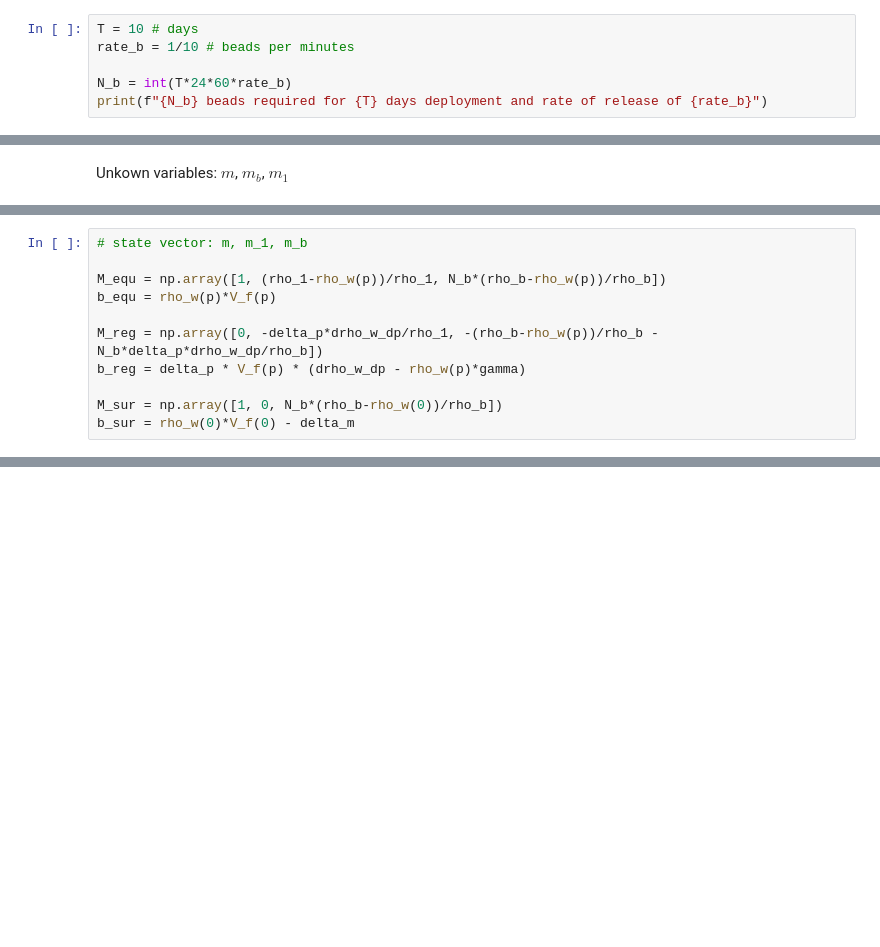
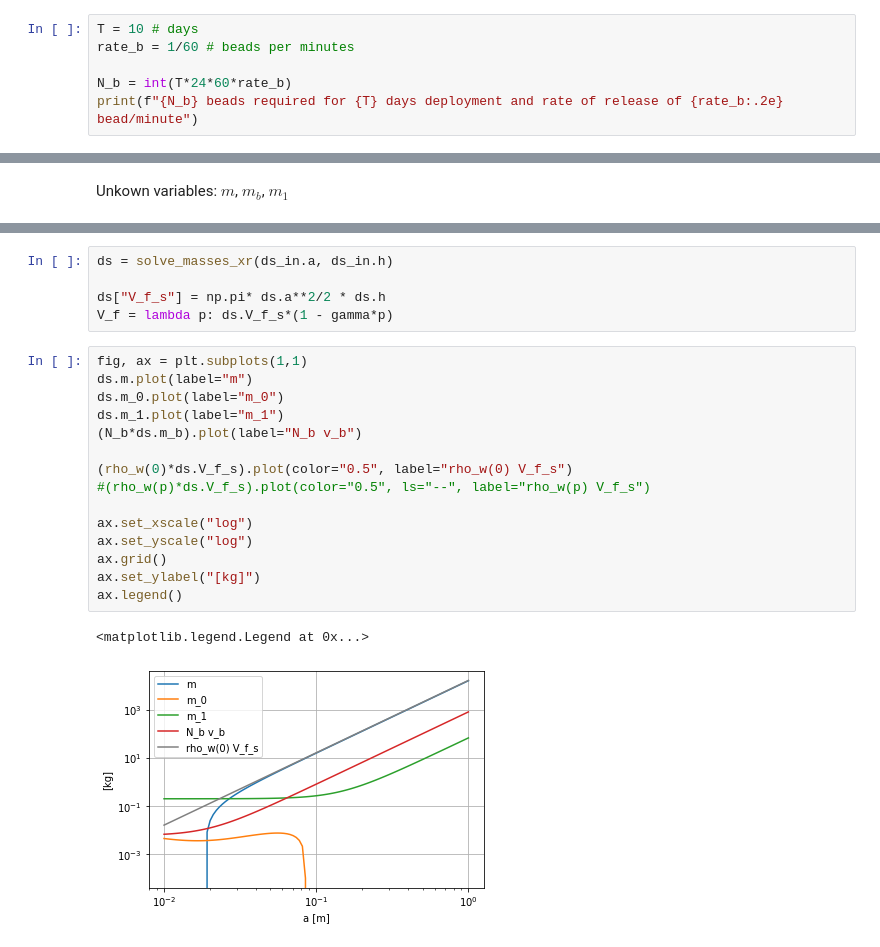
Before and after one commit to apatlpo/cognac, a Jupyter notebook: instrum/regulation_module.ipynb, the cells around one changed output, grey strips where cells are left out. Cells and saved outputs as stored; diff of their text form; blank space fills up the shorter version.

```diff
--- a/instrum/regulation_module.ipynb
+++ b/instrum/regulation_module.ipynb
@@ -37,8 +45,8 @@ rho_0 = 2*rho_w_0
 rho_1 = 2*rho_w_0
 # %%
 T = 10 # days
-rate_b = 1/10 # beads per minutes
+rate_b = 1/60 # beads per minutes
 
 N_b = int(T*24*60*rate_b)
-print(f"{N_b} beads required for {T} days deployment and rate of release of {rate_b}")
+print(f"{N_b} beads required for {T} days deployment and rate of release of {rate_b:.2e} bead/minute")
 # %% [output]
@@ -51,11 +55,0 @@ V_f = lambda p: V_f_s*(1 - gamma*p)
-# %%
-# state vector: m, m_1, m_b
-
-M_equ = np.array([1, (rho_1-rho_w(p))/rho_1, N_b*(rho_b-rho_w(p))/rho_b])
-b_equ = rho_w(p)*V_f(p)
-
-M_reg = np.array([0, -delta_p*drho_w_dp/rho_1, -(rho_b-rho_w(p))/rho_b -N_b*delta_p*drho_w_dp/rho_b])
-b_reg = delta_p * V_f(p) * (drho_w_dp - rho_w(p)*gamma)
-
-M_sur = np.array([1, 0, N_b*(rho_b-rho_w(0))/rho_b])
-b_sur = rho_w(0)*V_f(0) - delta_m
@@ -123,0 +140,23 @@ m_guess =
+# %%
+ds = solve_masses_xr(ds_in.a, ds_in.h)
+
+ds["V_f_s"] = np.pi* ds.a**2/2 * ds.h
+V_f = lambda p: ds.V_f_s*(1 - gamma*p)
+# %%
+fig, ax = plt.subplots(1,1)
+ds.m.plot(label="m")
+ds.m_0.plot(label="m_0")
+ds.m_1.plot(label="m_1")
+(N_b*ds.m_b).plot(label="N_b v_b")
+
+(rho_w(0)*ds.V_f_s).plot(color="0.5", label="rho_w(0) V_f_s")
+#(rho_w(p)*ds.V_f_s).plot(color="0.5", ls="--", label="rho_w(p) V_f_s")
+
+ax.set_xscale("log")
+ax.set_yscale("log")
+ax.grid()
+ax.set_ylabel("[kg]")
+ax.legend()
+# %% [output]
+<matplotlib.legend.Legend at 0x...>
+[figure, added]
```
Also changed, not shown: parts of 27 cells of this notebook.
